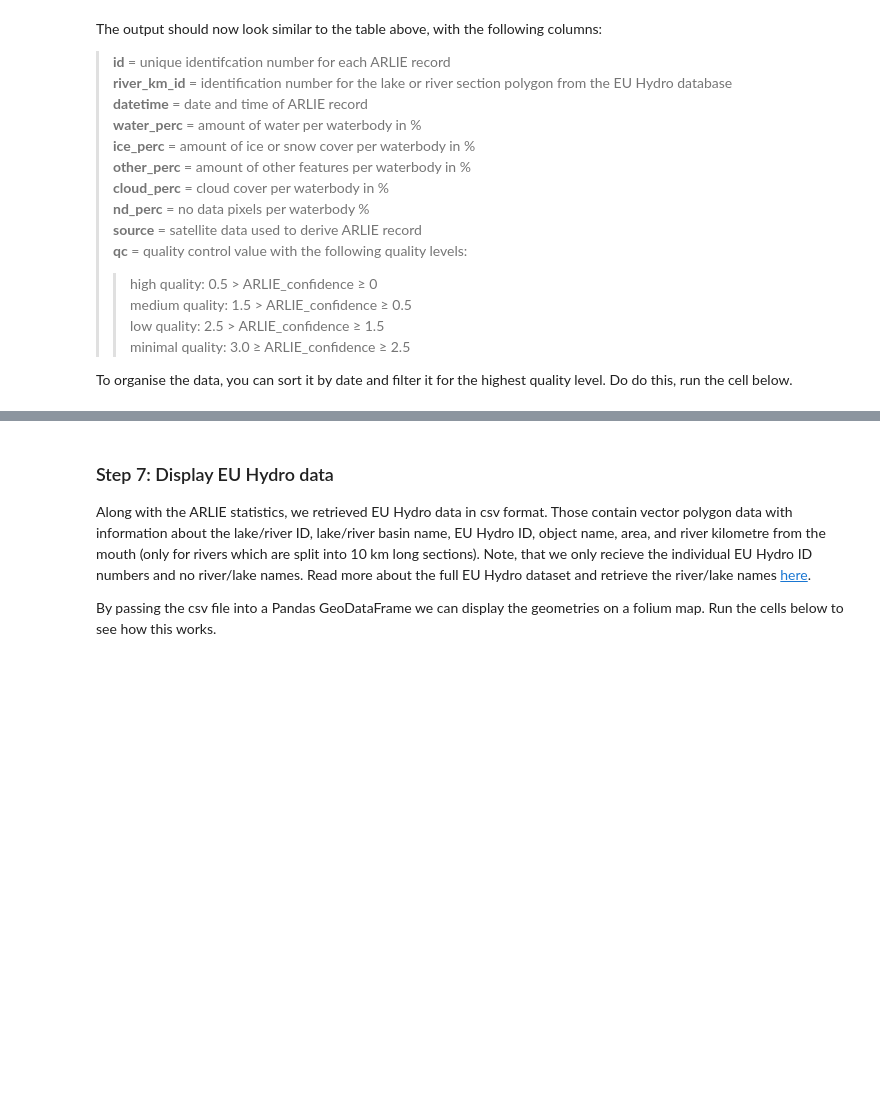
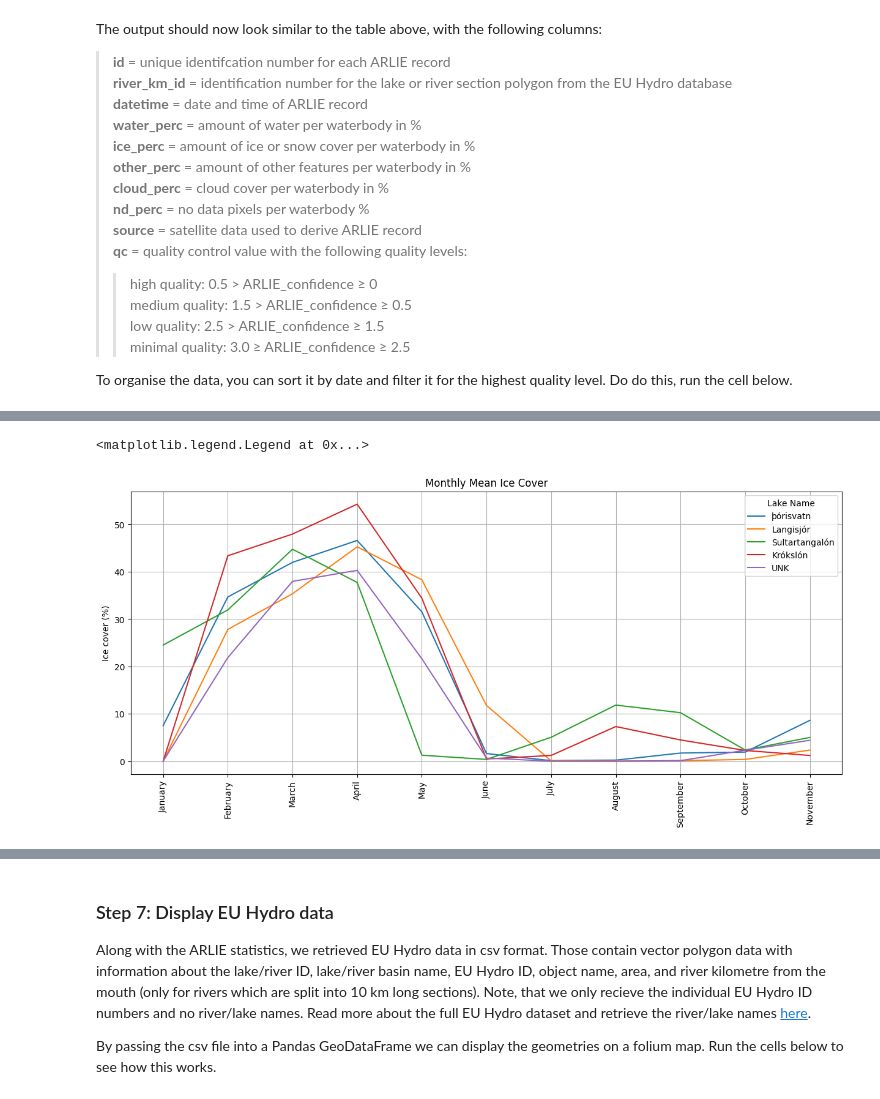
Before and after one commit to lmi/Copernicus, a Jupyter notebook: Land/clms-hrsi-arlie_demo-iceland/how-to-get-started.ipynb, the cells around one changed output, grey strips where cells are left out. Drawn from its saved outputs; the diff is of its cells as text; code cells hidden in the pictures; blank space fills up the shorter version.

```diff
--- a/Land/clms-hrsi-arlie_demo-iceland/how-to-get-started.ipynb
+++ b/Land/clms-hrsi-arlie_demo-iceland/how-to-get-started.ipynb
@@ -294,0 +377,29 @@ display(arlie)
+# %%
+# Plot the seasonal ice cover for those ten lakes
+plt.figure(figsize=(15, 6))
+
+# Loop over both lake IDs and lake names
+for river_km_id, lake_name in zip(biggest_lakes_id, biggest_lakes_names):
+    # Group by 'month' and calculate the mean ice percentage for each month
+    monthly_mean = arlie[arlie['river_km_id'] == river_km_id].groupby('month')['ice_perc'].mean()
+
+    # Just be sure that the index is an integer (in case of float or other data types)
+    monthly_mean.index = monthly_mean.index.astype(int)
+
+    # Sort the months in ascending order (1 = January, 12 = December)
+    monthly_mean = monthly_mean.sort_index()
+
+    # Convert month numbers to month names
+    month_names = [calendar.month_name[month] for month in monthly_mean.index]
+
+    # Plot the data
+    plt.plot(month_names, monthly_mean.values, linestyle='-', label=f'{lake_name}')  # Use lake name in the legend
+
+plt.title('Monthly Mean Ice Cover')
+plt.ylabel('Ice cover (%)')
+plt.xticks(rotation=90)
+plt.grid(True)
+plt.legend(title='Lake Name', loc='upper right')
+# %% [output]
+<matplotlib.legend.Legend at 0x...>
+[figure, added]
```
Also changed, not shown: parts of 19 cells of this notebook, 5 other files.
